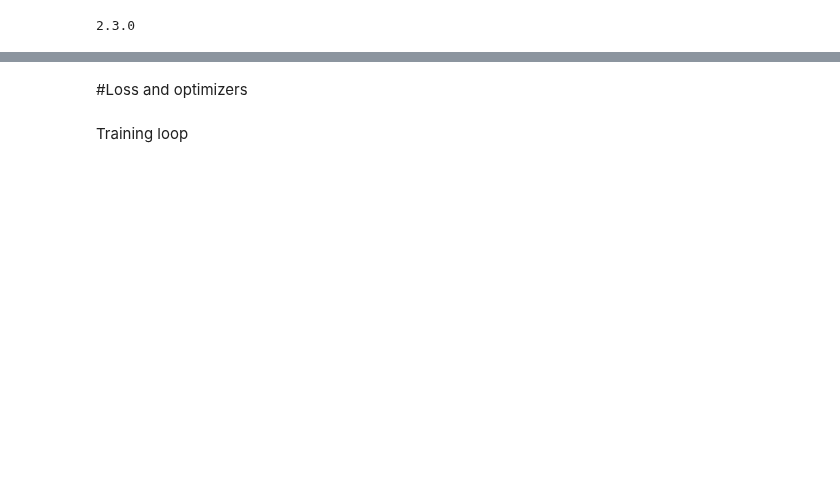
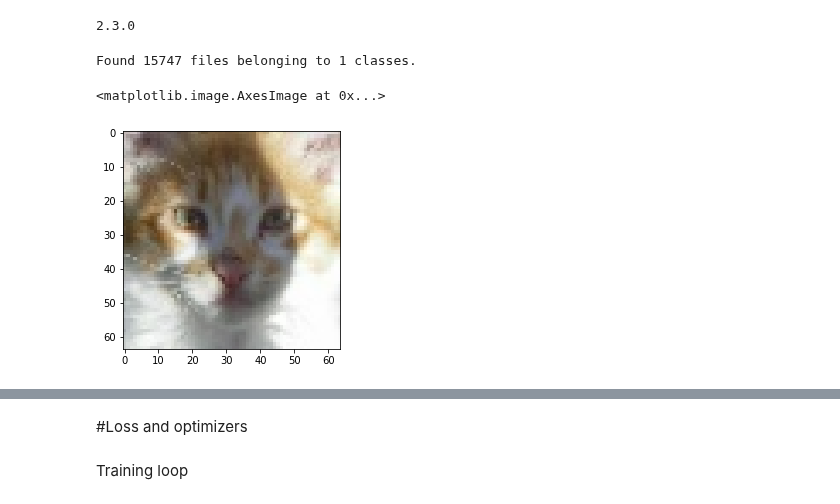
Before and after one commit to kyle-gao/ML_ipynb, a Jupyter notebook: TF_CatGAN.ipynb, the cells around one changed output, grey strips where cells are left out. Saved outputs shown, nothing was run; the diff lists cells and outputs as text; code cells hidden in the pictures; blank space fills up the shorter version.

```diff
--- a/TF_CatGAN.ipynb
+++ b/TF_CatGAN.ipynb
@@ -21 +30,8 @@ import matplotlib.pyplot as plt
+# %%
+train = tf.keras.preprocessing.image_dataset_from_directory(
+  data_dir,
+  validation_split=0,
+  batch_size=batch_size)
+# %% [output]
+Found 15747 files belonging to 1 classes.
 # %%
@@ -28,11 +42,6 @@ preprocesslayers = tf.keras.Sequential([
 ])
 # %%
 def preprocess(ds):
-  ds=ds.filter(lambda data: data['label']==0)
-  ds=ds.map(lambda data: preprocesslayers(data['image']),num_parallel_calls=tf.data.experimental.AUTOTUNE)
-  ds=ds.batch(batch_size)
+  ds=ds.map(lambda data,y: preprocesslayers(data),num_parallel_calls=tf.data.experimental.AUTOTUNE)
   ds=ds.prefetch(buffer_size=tf.data.experimental.AUTOTUNE)
   return ds
-# %%
-train = tfds.load("cats_vs_dogs", split = "train")
-ds_train = preprocess(train)
@@ -39,2 +50,9 @@ ds_train = preprocess(train)
+# %%
+meow=next(iter(ds_train))[0]
+# %%
+plt.imshow(meow)
+# %% [output]
+<matplotlib.image.AxesImage at 0x...>
+[figure, added]
 # %%
 def make_generator():
```
Also changed, not shown: parts of 25 cells of this notebook.
